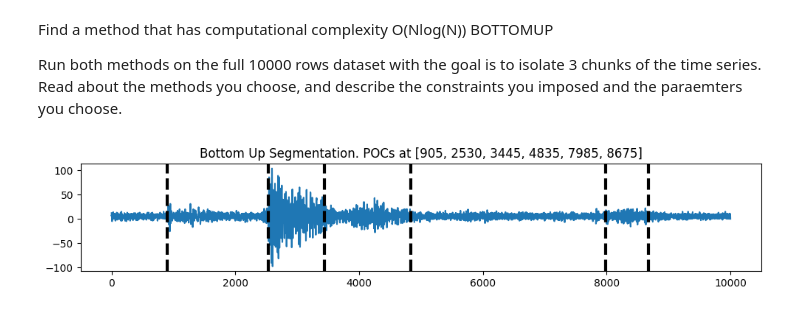
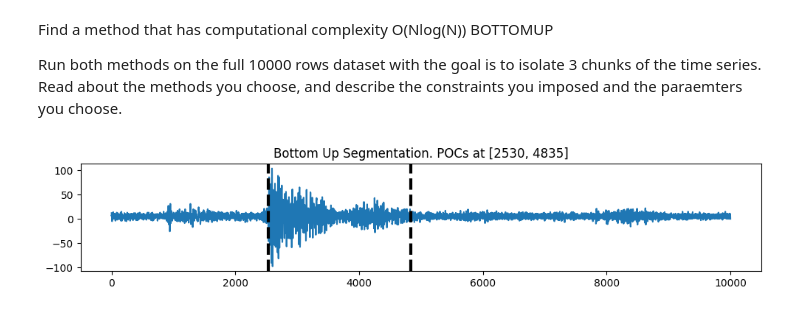
Before and after one commit to Legacy560/MLTSA25_RWolynetz, a Jupyter notebook: HW5/HW5_RWolynetz_chchchchanges_instructions.ipynb, the cells around one changed output. Saved outputs shown, nothing was run; the diff lists cells and outputs as text; code cells hidden in the pictures.

```diff
--- a/HW5/HW5_RWolynetz_chchchchanges_instructions.ipynb
+++ b/HW5/HW5_RWolynetz_chchchchanges_instructions.ipynb
@@ -465,12 +465,12 @@ Run both methods on the full 10000 rows dataset with the goal is to isolate 3 ch
 # %%
 #Using Bottom Up Segmentation
 N = 10000
 algoA = rpt.BottomUp(model="normal").fit(eq1.acoustic_data.values[:N])
-resultA = algoA.predict(n_bkps=6) #n_bkps: the number of change points
+resultA = algoA.predict(n_bkps=2) #n_bkps: the number of change points
 
 # display
 rpt.display(eq1.acoustic_data.values[:N], [], resultA)
 plt.title(f"Bottom Up Segmentation. POCs at {resultA[:-1]}")
 plt.show()
 # %% [output]
-[figure, old version]
+[figure, new version]
```
Also changed, not shown: parts of 16 cells of this notebook.
